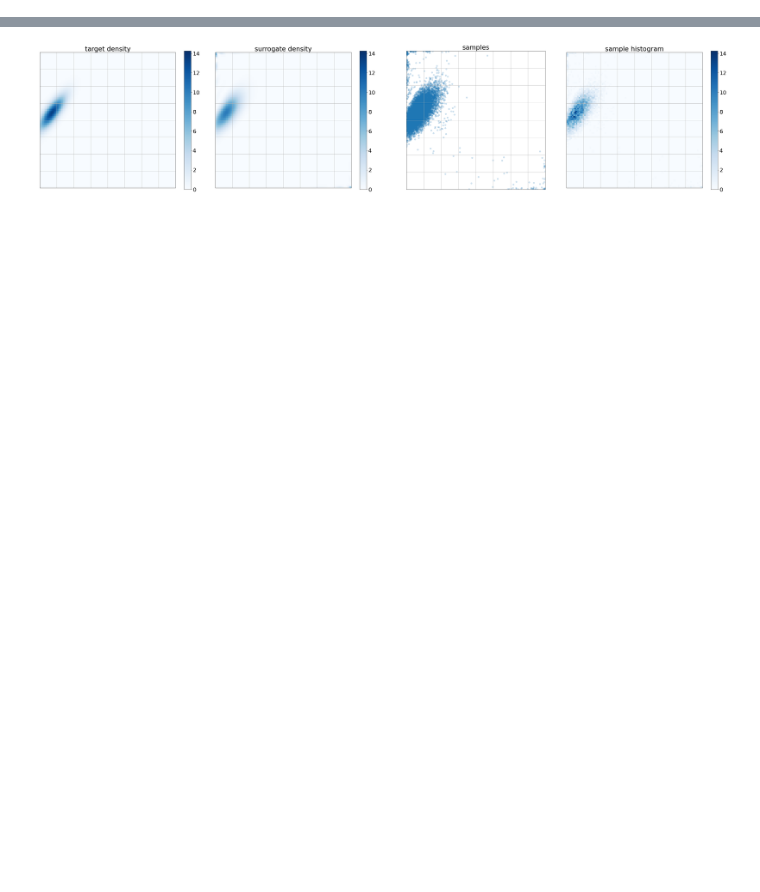
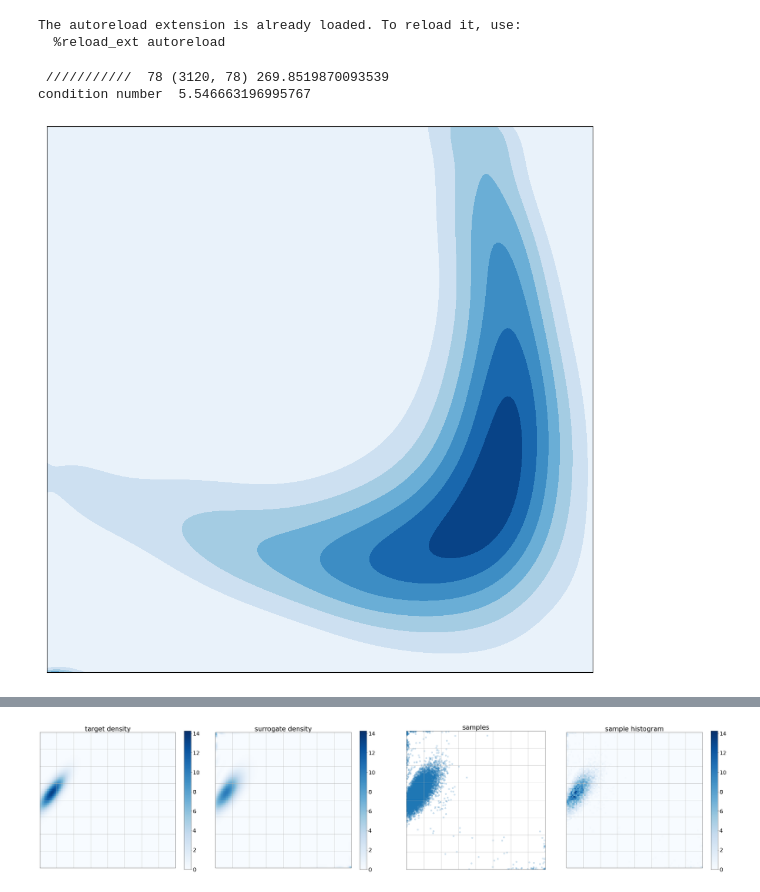
Before and after one commit to huberbenno/polynomial_transport, a Jupyter notebook: x_rosenbrock.ipynb, the cells around one changed output, grey strips where cells are left out. Cells and saved outputs as stored; diff of their text form; code cells hidden in the pictures; blank space fills up the shorter version.

```diff
--- a/x_rosenbrock.ipynb
+++ b/x_rosenbrock.ipynb
@@ -38,0 +1,76 @@ Surrogate... Done
+# %%
+import matplotlib.pyplot as plt
+from matplotlib import ticker, cm, colors
+from matplotlib.collections import LineCollection
+import numpy as np
+
+from IPython.display import display, HTML
+display(HTML("<style>.container { width:100% !important; }</style>"))
+import matplotlib
+%matplotlib notebook
+%matplotlib inline
+matplotlib.rcParams['figure.figsize'] = (40., 7.)
+matplotlib.rcParams.update({'font.size': 22})
+
+%load_ext autoreload
+%autoreload 2
+
+from Database import *
+from Densities import *
+from MultiIndex import *
+from Surrogates import *
+from Transport import *
+
+import plotutil, randutil
+
+def plot_density(ax, t, n=200, alpha=1, cmap='viridis') :
+    x = np.linspace(-1,1,n)
+    X, Y = np.meshgrid(x, x)
+    pts = np.vstack((X.flatten(), Y.flatten()))
+    Ztar = np.ones((len(x), len(x)))
+    if t is not None :
+        Ztar = t.eval(pts).reshape((len(x), len(x)))
+    ax.contourf(X, Y, Ztar, cmap=cmap, alpha=alpha)
+
+def get_ax_clean(fig, nx=1, ny=1, n=1, title='') :
+    ax = fig.add_subplot(ny,nx,n)
+    ax.set_xlim([-1,1])
+    ax.set_ylim([-1,1])
+    ax.axes.xaxis.set_ticks([])
+    ax.axes.yaxis.set_ticks([])
+    ax.set_aspect('equal', 'box')
+    ax.set_title(title)
+    return ax
+
+def plot_results(t, s, p_uni, p_tar, lines, lines_t) :
+    n = 4
+    fig = plt.figure(figsize=(n*8,8))
+    ax = get_ax_clean(fig, nx=n, n=1); plot_density(ax, t, cmap='Blues')
+    ax = get_ax_clean(fig, nx=n, n=2); plot_density(ax, s, cmap='Blues')
+    ax = get_ax_clean(fig, nx=n, n=3); ax.scatter(p_tar[0], p_tar[1], s=50, alpha=.6)
+    for l in lines_t :
+        ax.plot(l[0], l[1], '#c8c8c8', lw=2)
+    ax = get_ax_clean(fig, nx=n, n=4); ax.scatter(p_uni[0], p_uni[1], s=50, alpha=.6)
+    for l in lines :
+        ax.plot(l[0], l[1], '#c8c8c8', lw=2)
+    plt.tight_layout()
+    plt.show()
+# %% [output]
+The autoreload extension is already loaded. To reload it, use:
+  %reload_ext autoreload
+# %%
+t = Rosenbrock(a=.2, b=8, theta=-2.2/10*np.pi, centr=np.array([.5,-.5]), scale=1.1)
+m = TotalDegreeSet(dim=2, order=11)
+s = Legendre(multis=m, target=t, method='wls')
+r = TransportMap(s)
+# %% [output]
+ ///////////  78 (3120, 78) 269.8519870093539
+condition number  5.546663196995767
+# %%
+ax = get_ax_clean(plt.figure(figsize=(10,10)), nx=1, n=1);
+plot_density(ax, s, cmap='Blues')
+plt.tight_layout()
+plt.savefig('/home/uq/notes/02 transport maps poster/figures/surrogate_density.pdf')
+plt.show()
+# %% [output]
+[figure, added]
```
Also changed, not shown: parts of 19 cells of this notebook, 6 other files.
